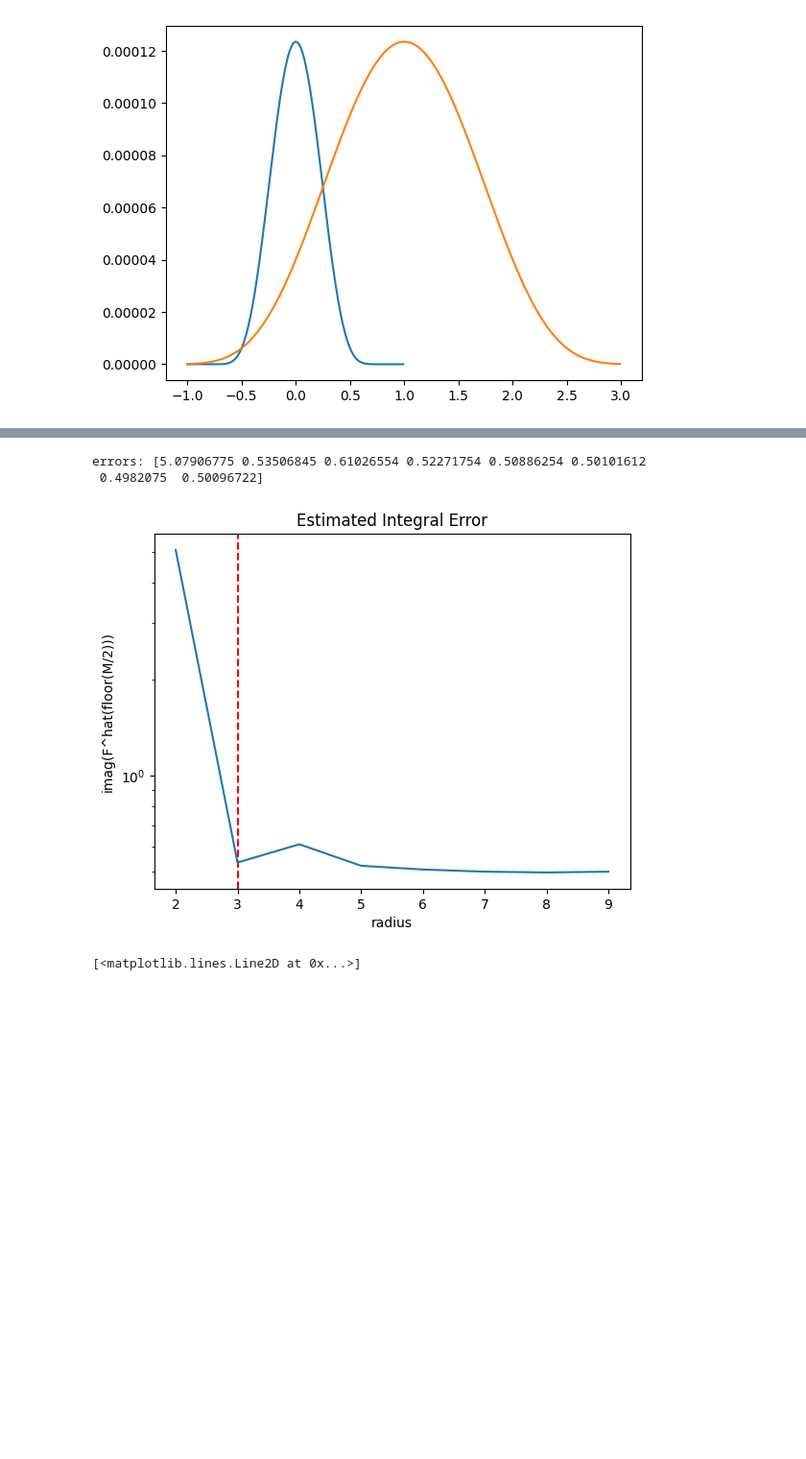
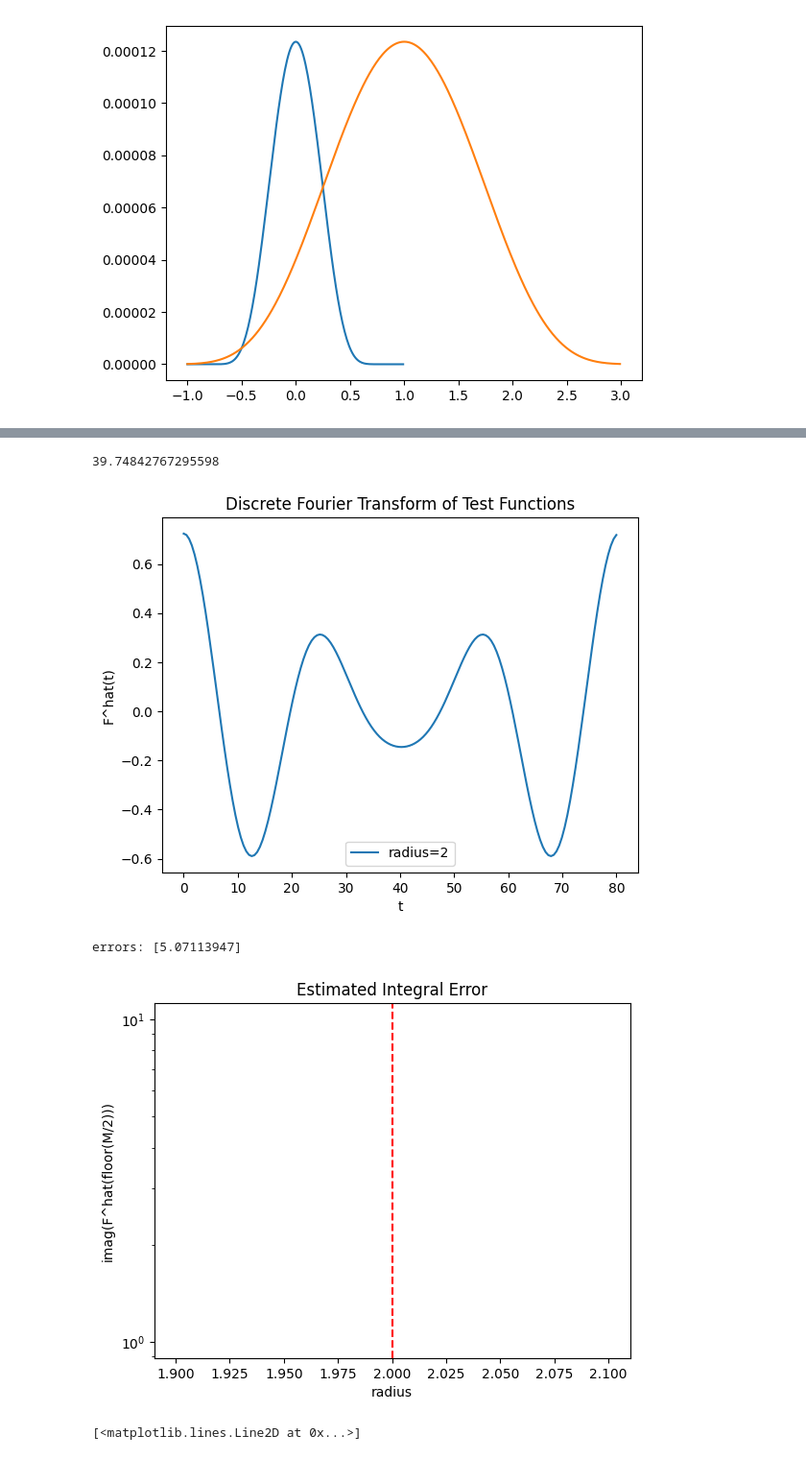
Before and after one commit to jackkrebsbach/wendy.R, a Jupyter notebook: exploration/test_functions.ipynb, the cells around one changed output, grey strips where cells are left out. Shown at 96% size. Cells and saved outputs as stored; diff of their text form; code cells hidden in the pictures; blank space fills up the shorter version.

```diff
--- a/exploration/test_functions.ipynb
+++ b/exploration/test_functions.ipynb
@@ -228,37 +228,38 @@ def find_min_radius_int_error(U, tt, radius_min, radius_max,n_test_functions,num
             (K, Mp1, D) --> Transpose with swapping dim (0,2,1) --> (K,D,Mp1)
          - When reshape we unravel at the highest dimension and step down. In total, we have  K*D*Mp1 elements
            (K,D,Mp1) --> reshape (K*D, Mp1) march along Mp1 elements, (1 dimension and test func), then new row and start over
     """
     Mp1,D = U.shape
     step = int(np.ceil((radius_max - radius_min)/num_radii))
     radii  = np.arange(radius_min, radius_max, step)
     errors = np.zeros(len(radii))
 
     IX = int(np.floor((Mp1-1) / sub_sample_rate))
 
     for (i, r) in enumerate(radii):
         V_r = build_test_function_matrix(r, tt, n_test_functions=n_test_functions)
         K = V_r.shape[0]
         G = V_r[:, :, np.newaxis] * U[np.newaxis, :, :]  # (K, Mp1, D) Essentially element wise for each dimension phi(t_i) and u(t_i) for all phi_k
         G = np.transpose(G, (0, 2, 1))   # (K, D, Mp1) Need this so reshaping works the way we want
         G = G.reshape(K*D, Mp1)  # For column i (index time), one row is phi_k(t_i)u(t_i)[D] <- Dth dimension
         f_hat_G = fft(G, axis=1) # Time steps in the second dimension
         errors[i]=  np.linalg.norm(np.imag(f_hat_G[:, IX]))
     min_idx = get_corner(errors)
     return min_idx, errors, radii
 
-min_idx, errors, radii = find_min_radius_int_error(U, tt, radius_min = 2, radius_max = 10, n_test_functions =100, num_radii =200, sub_sample_rate = 2)
+min_idx, errors, radii = find_min_radius_int_error(U, tt, radius_min = 2, radius_max = 3, n_test_functions =100, num_radii =200, sub_sample_rate = 2)
 corner_radius = radii[min_idx]
 plt.axvline(corner_radius, color='red', linestyle='--', label=f'Corner: radius={corner_radius}')
 plt.title("Estimated Integral Error")
 plt.ylabel("imag(F^hat(floor(M/2)))")
 plt.xlabel("radius")
 plt.semilogy(radii, errors)
 print(f"errors: {errors}")
 # %% [output]
-errors: [5.07906775 0.53506845 0.61026554 0.52271754 0.50886254 0.50101612
- 0.4982075  0.50096722]
+39.74842767295598
-[figure, old version]
+[figure, new version]
+errors: [5.07113947]
+[figure, added]
 # %%
 import numpy as np
 import matplotlib.pyplot as plt
```
Also changed, not shown: parts of 4 cells of this notebook, 3 other files.
